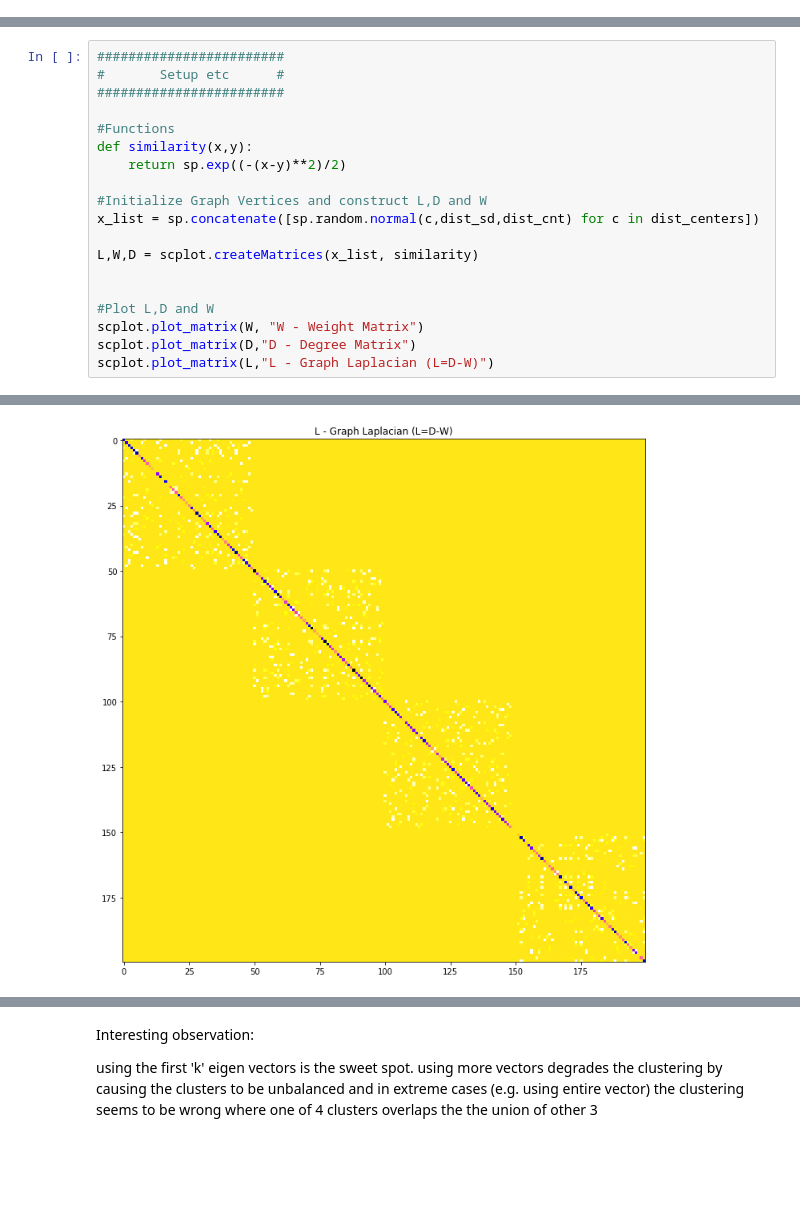
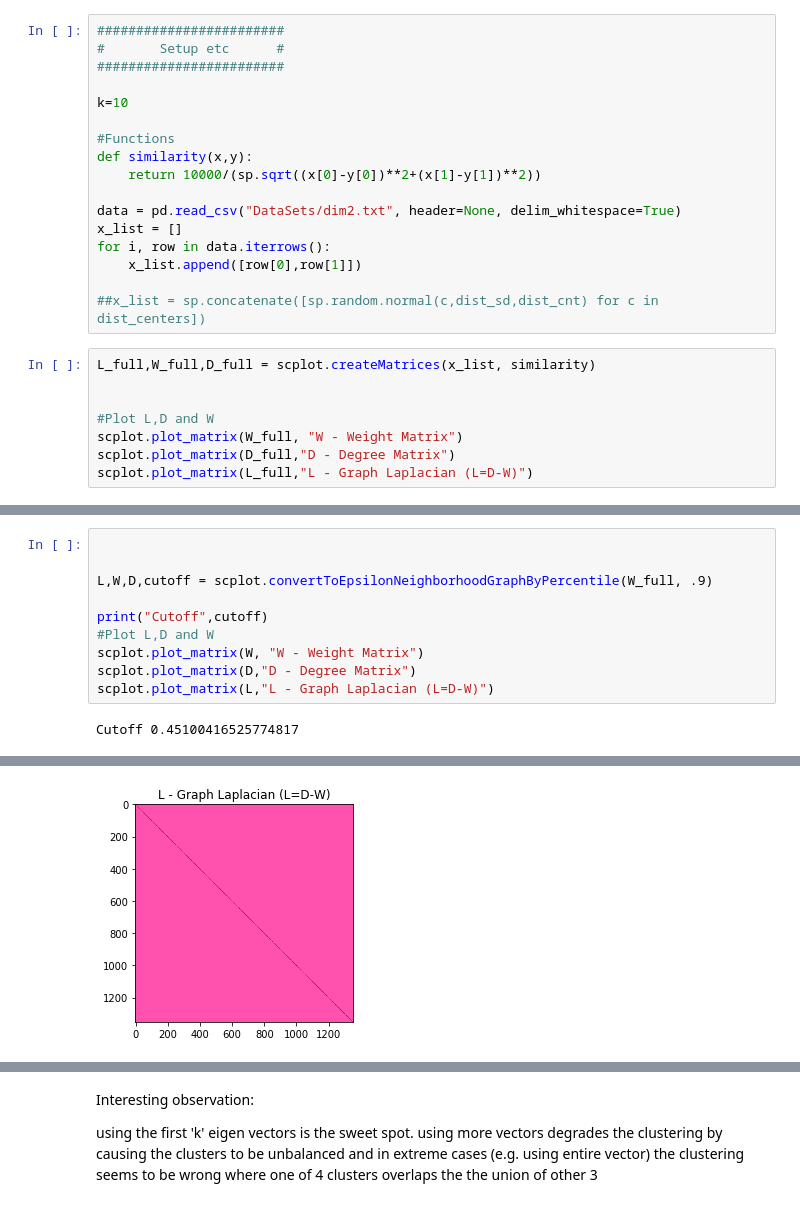
Before and after one commit to sourabhantani-smu/research, a Jupyter notebook: UnNormalized_Spectral_Clustering.ipynb, the cells around one changed output, grey strips where cells are left out. Cells and saved outputs as stored; diff of their text form; blank space fills up the shorter version.

```diff
--- a/UnNormalized_Spectral_Clustering.ipynb
+++ b/UnNormalized_Spectral_Clustering.ipynb
@@ -16,0 +25,25 @@ dist_cnt = 50
+# %%
+########################
+#       Setup etc      #
+########################
+
+k=10
+
+#Functions
+def similarity(x,y):
+    return 10000/(sp.sqrt((x[0]-y[0])**2+(x[1]-y[1])**2))
+
+data = pd.read_csv("DataSets/dim2.txt", header=None, delim_whitespace=True)
+x_list = []
+for i, row in data.iterrows():
+    x_list.append([row[0],row[1]])
+
+##x_list = sp.concatenate([sp.random.normal(c,dist_sd,dist_cnt) for c in dist_centers])
+# %%
+L_full,W_full,D_full = scplot.createMatrices(x_list, similarity)
+
+
+#Plot L,D and W
+scplot.plot_matrix(W_full, "W - Weight Matrix")
+scplot.plot_matrix(D_full,"D - Degree Matrix")
+scplot.plot_matrix(L_full,"L - Graph Laplacian (L=D-W)")
@@ -17,20 +64,12 @@ dist_cnt = 50
 # %%
-########################
-#       Setup etc      #
-########################
-
-#Functions
-def similarity(x,y):
-    return sp.exp((-(x-y)**2)/2)
-
-#Initialize Graph Vertices and construct L,D and W
-x_list = sp.concatenate([sp.random.normal(c,dist_sd,dist_cnt) for c in dist_centers])
-
-L,W,D = scplot.createMatrices(x_list, similarity)
 
 
+L,W,D,cutoff = scplot.convertToEpsilonNeighborhoodGraphByPercentile(W_full, .9)
+
+print("Cutoff",cutoff)
 #Plot L,D and W
 scplot.plot_matrix(W, "W - Weight Matrix")
 scplot.plot_matrix(D,"D - Degree Matrix")
 scplot.plot_matrix(L,"L - Graph Laplacian (L=D-W)")
 # %% [output]
+Cutoff 0.45100416525774817
@@ -39 +78 @@ scplot.plot_matrix(L,"L - Graph Laplacian (L=D-W)")
-[figure, old version]
+[figure, new version]
```
Also changed, not shown: parts of 9 cells of this notebook, 1 other file.
